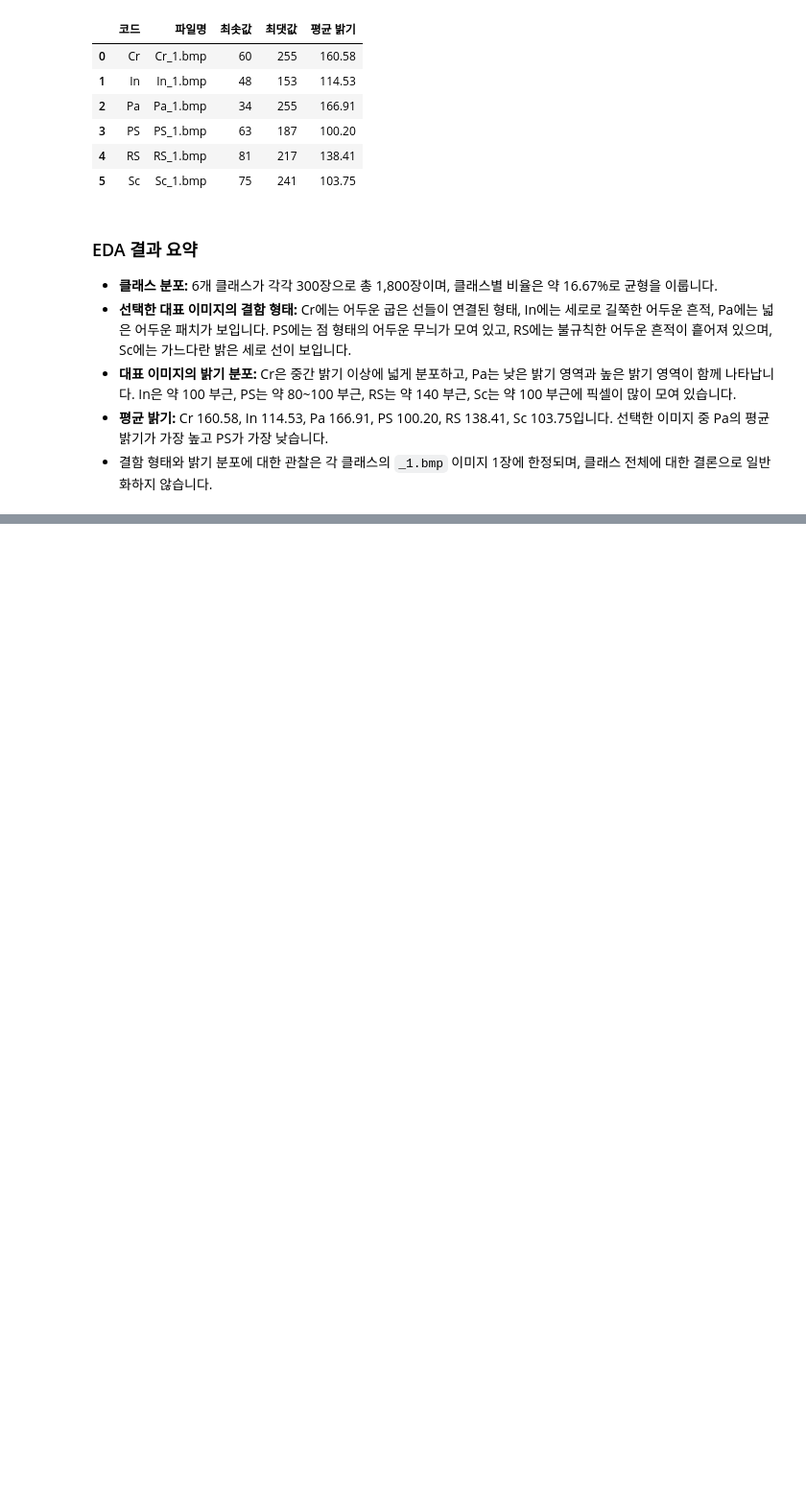
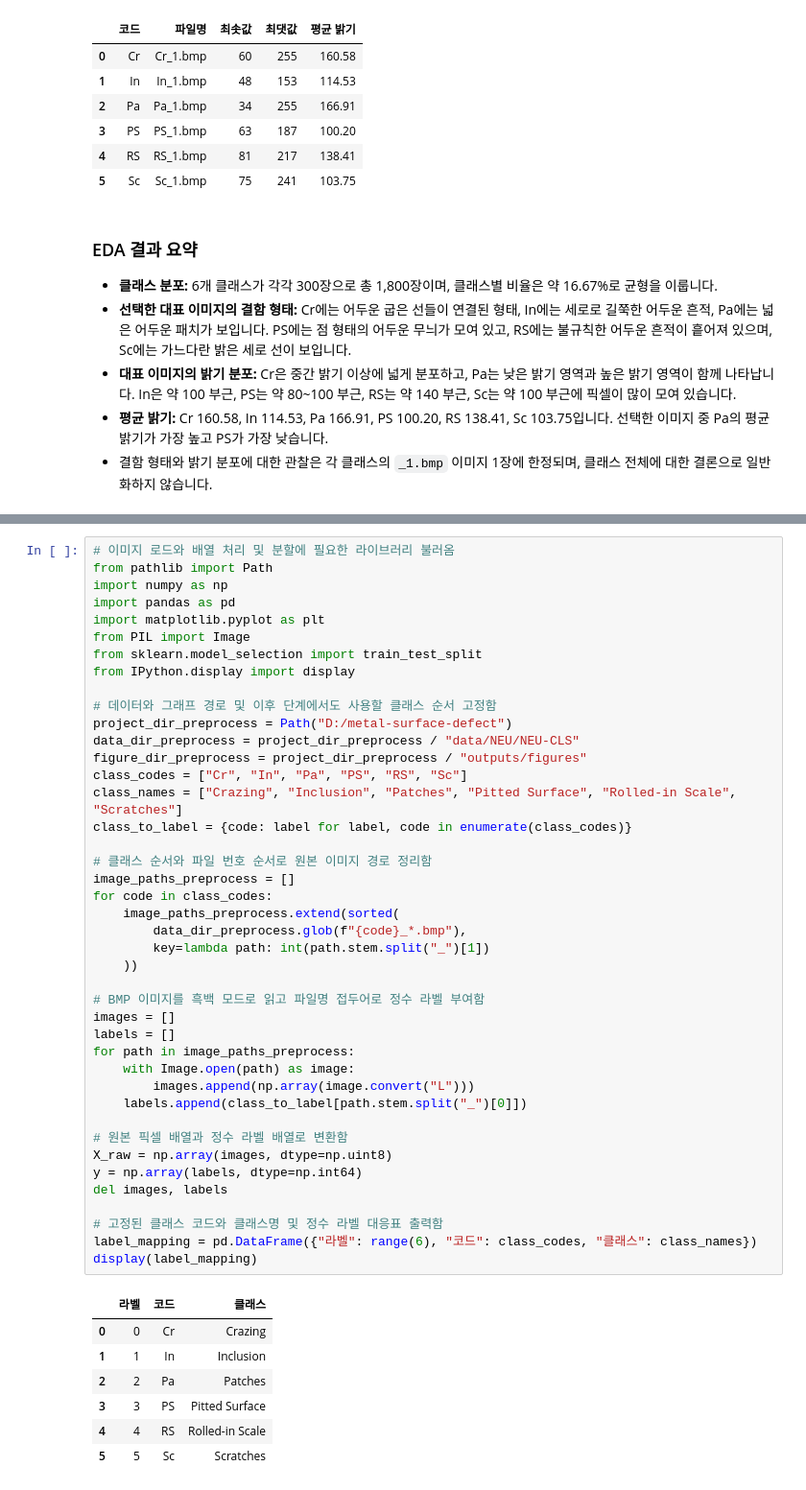
Before and after one commit to dkfjalsj/metal-surface-defect, a Jupyter notebook: metal_defect.ipynb, the cells around one changed output, grey strips where cells are left out. Shown at 96% size. Drawn from its saved outputs; the diff is of its cells as text; blank space fills up the shorter version.

```diff
--- a/metal_defect.ipynb
+++ b/metal_defect.ipynb
@@ -466,0 +473,50 @@ display(pixel_summary_eda)
+# %%
+# 이미지 로드와 배열 처리 및 분할에 필요한 라이브러리 불러옴
+from pathlib import Path
+import numpy as np
+import pandas as pd
+import matplotlib.pyplot as plt
+from PIL import Image
+from sklearn.model_selection import train_test_split
+from IPython.display import display
+
+# 데이터와 그래프 경로 및 이후 단계에서도 사용할 클래스 순서 고정함
+project_dir_preprocess = Path("D:/metal-surface-defect")
+data_dir_preprocess = project_dir_preprocess / "data/NEU/NEU-CLS"
+figure_dir_preprocess = project_dir_preprocess / "outputs/figures"
+class_codes = ["Cr", "In", "Pa", "PS", "RS", "Sc"]
+class_names = ["Crazing", "Inclusion", "Patches", "Pitted Surface", "Rolled-in Scale", "Scratches"]
+class_to_label = {code: label for label, code in enumerate(class_codes)}
+
+# 클래스 순서와 파일 번호 순서로 원본 이미지 경로 정리함
+image_paths_preprocess = []
+for code in class_codes:
+    image_paths_preprocess.extend(sorted(
+        data_dir_preprocess.glob(f"{code}_*.bmp"),
+        key=lambda path: int(path.stem.split("_")[1])
+    ))
+
+# BMP 이미지를 흑백 모드로 읽고 파일명 접두어로 정수 라벨 부여함
+images = []
+labels = []
+for path in image_paths_preprocess:
+    with Image.open(path) as image:
+        images.append(np.array(image.convert("L")))
+    labels.append(class_to_label[path.stem.split("_")[0]])
+
+# 원본 픽셀 배열과 정수 라벨 배열로 변환함
+X_raw = np.array(images, dtype=np.uint8)
+y = np.array(labels, dtype=np.int64)
+del images, labels
+
+# 고정된 클래스 코드와 클래스명 및 정수 라벨 대응표 출력함
+label_mapping = pd.DataFrame({"라벨": range(6), "코드": class_codes, "클래스": class_names})
+display(label_mapping)
+# %% [output]
+|  | 라벨 | 코드 | 클래스 |
+| 0 | 0 | Cr | Crazing |
+| 1 | 1 | In | Inclusion |
+| 2 | 2 | Pa | Patches |
+| 3 | 3 | PS | Pitted Surface |
+| 4 | 4 | RS | Rolled-in Scale |
+| 5 | 5 | Sc | Scratches |
```
Also changed, not shown: parts of 5 cells of this notebook, 2 other files.
